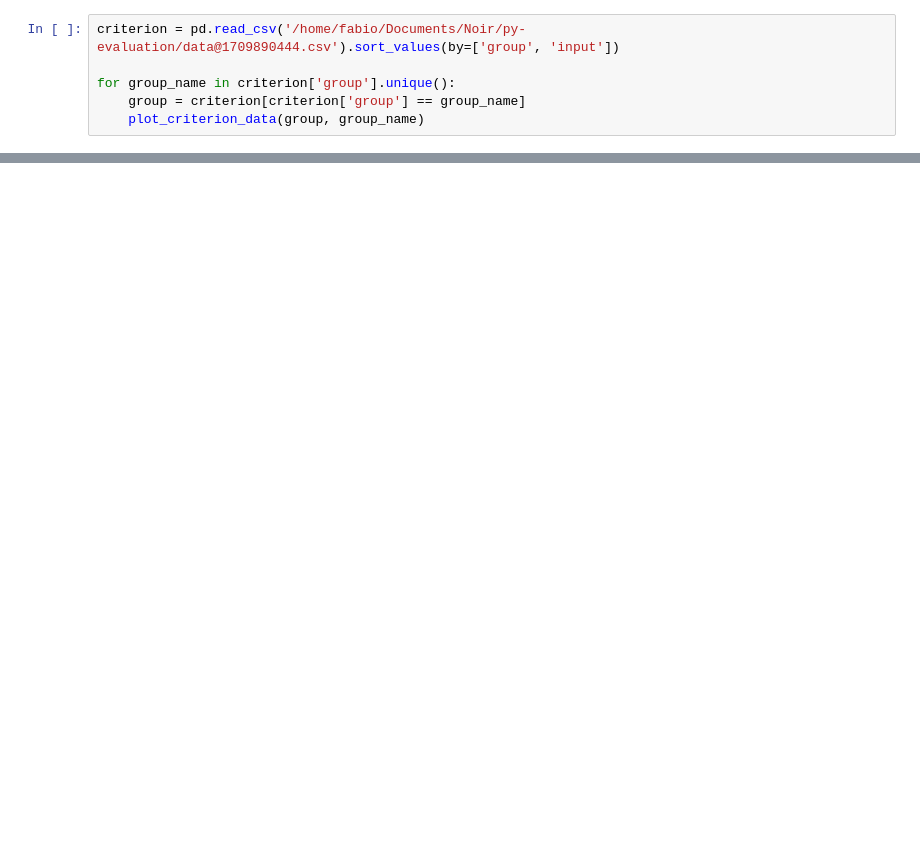
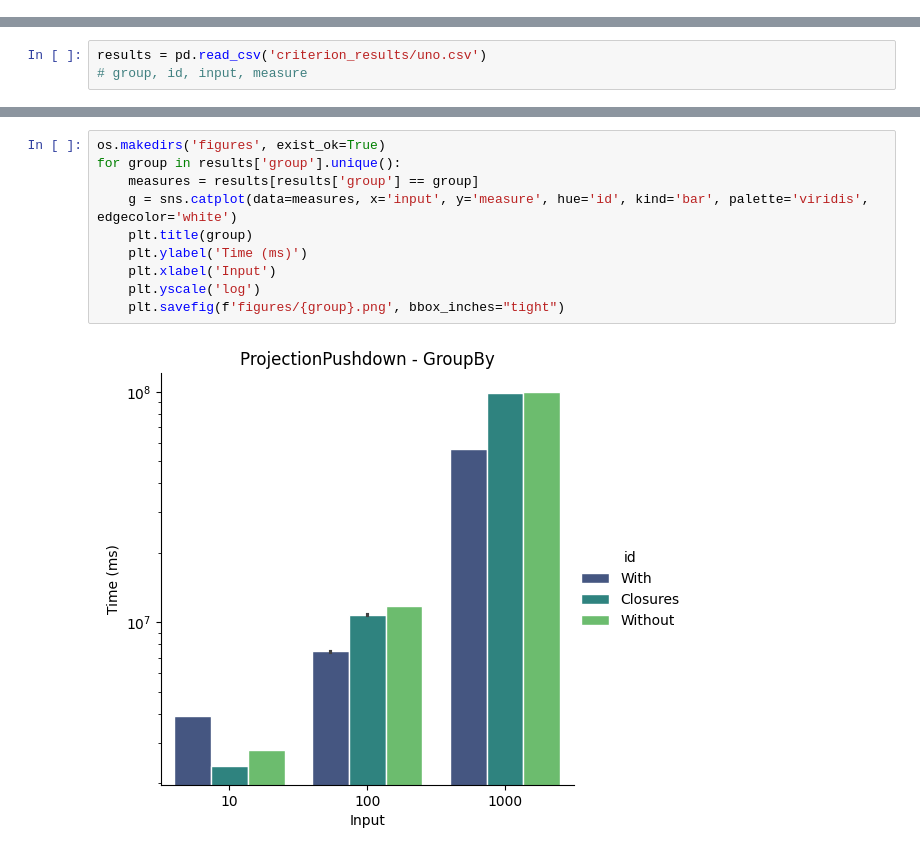
Before and after one commit to chinifabio/py-evaluation, a Jupyter notebook: criterion_analisys.ipynb, the cells around one changed output, grey strips where cells are left out. Saved outputs shown, nothing was run; the diff lists cells and outputs as text; blank space fills up the shorter version.

Commit message:
Update criterion_analisys and clean the repo

```diff
--- a/criterion_analisys.ipynb
+++ b/criterion_analisys.ipynb
@@ -71,6 +8,0 @@ plot_hyperfine_data(join, 'Join', variable='n_row')
-# %%
-criterion = pd.read_csv('/home/fabio/Documents/Noir/py-evaluation/data@1709890444.csv').sort_values(by=['group', 'input'])
-
-for group_name in criterion['group'].unique():
-    group = criterion[criterion['group'] == group_name]
-    plot_criterion_data(group, group_name)
@@ -97,0 +9,3 @@ criterion_boxplot(proj_pd_join, 'Projection pushdown join')
+# %%
+results = pd.read_csv('criterion_results/uno.csv')
+# group, id, input, measure
@@ -97,0 +49,12 @@ criterion_boxplot(proj_pd_join, 'Projection pushdown join')
+# %%
+os.makedirs('figures', exist_ok=True)
+for group in results['group'].unique():
+    measures = results[results['group'] == group]
+    g = sns.catplot(data=measures, x='input', y='measure', hue='id', kind='bar', palette='viridis', edgecolor='white')
+    plt.title(group)
+    plt.ylabel('Time (ms)')
+    plt.xlabel('Input')
+    plt.yscale('log')
+    plt.savefig(f'figures/{group}.png', bbox_inches="tight")
+# %% [output]
+[figure, added]
```
Also changed, not shown: parts of 15 cells of this notebook, 18 other files.
